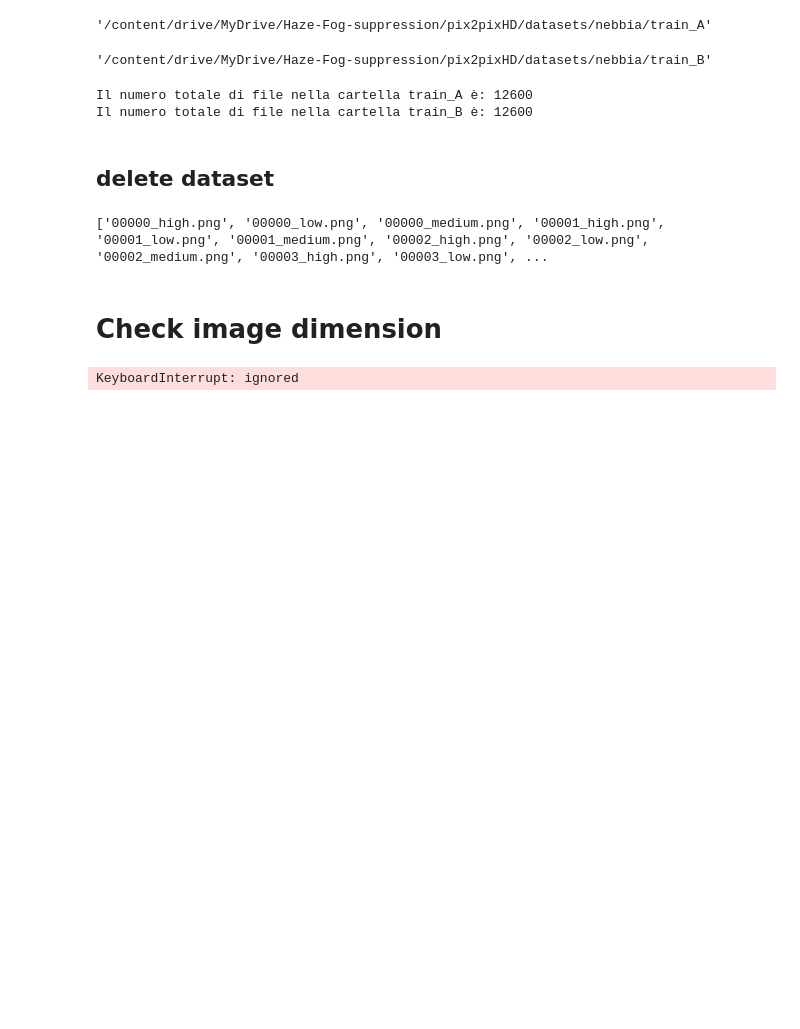
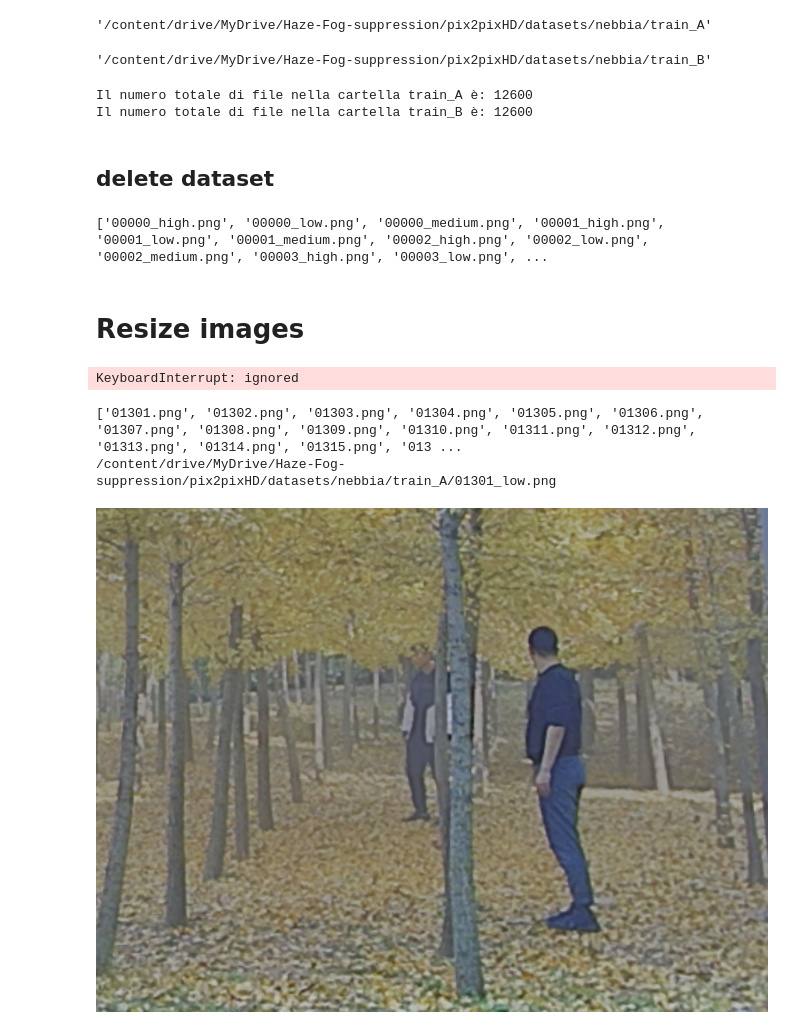
Before and after one commit to mgiorgi13/Haze-Fog-suppression, a Jupyter notebook: dataset_generation.ipynb, the cells around one changed output. Saved outputs shown, nothing was run; the diff lists cells and outputs as text; code cells hidden in the pictures; blank space fills up the shorter version.

Commit message:
resize immagini

```diff
--- a/dataset_generation.ipynb
+++ b/dataset_generation.ipynb
@@ -170,12 +170,14 @@ file_ordinati = sorted(os.listdir(percorso_destinazione_A))
 print(file_ordinati)
 # %% [output]
 ['00000_high.png', '00000_low.png', '00000_medium.png', '00001_high.png', '00001_low.png', '00001_medium.png', '00002_high.png', '00002_low.png', '00002_medium.png', '00003_high.png', '00003_low.png', ...
-# %% [markdown]
-# Check image dimension
+# %% [markdown]
+# Resize images
 # %%
+#Check dimension image ---> fatto in locale perche impiegava troppo tempo
+
 # Definisci il percorso della cartella di destinazione
-percorso_destinazione_A = '/content/drive/MyDrive/Haze-Fog-suppression/pix2pixHD/datasets/nebbia/train_A'
-percorso_destinazione_B = '/content/drive/MyDrive/Haze-Fog-suppression/pix2pixHD/datasets/nebbia/train_B'
+percorso_destinazione_A = '/content/drive/MyDrive/Haze-Fog-suppression/pix2pixHD/datasets/nebbia/train_A/'
+percorso_destinazione_B = '/content/drive/MyDrive/Haze-Fog-suppression/pix2pixHD/datasets/nebbia/train_B/'
 
 file_ordinati = sorted(os.listdir(percorso_destinazione_A))
 count=0
@@ -199,0 +200,63 @@ KeyboardInterrupt: ignored
+# %%
+#Resize images already processed
+
+# Definisci il percorso della cartella di destinazione
+percorso_destinazione_A = '/content/drive/MyDrive/Haze-Fog-suppression/pix2pixHD/datasets/nebbia/train_A/'
+percorso_destinazione_B = '/content/drive/MyDrive/Haze-Fog-suppression/pix2pixHD/datasets/nebbia/train_B/'
+new_width = 1024
+new_height = 768
+
+
+#lettura file da modificare
+file = open("lista_img.txt", "r")
+lines = file.readlines()
+lines = [line.rstrip() for line in lines]
+file.close()
+
+for nome_file in lines:
+  input_low = percorso_destinazione_A + nome_file[:-4] + "_" + 'low.png'
+  output_low = percorso_destinazione_B + nome_file[:-4] + "_" + 'low.png'
+  input_medium = percorso_destinazione_A + nome_file[:-4] + "_" + 'medium.png'
+  output_medium = percorso_destinazione_B + nome_file[:-4] + "_" + 'medium.png'
+  input_high = percorso_destinazione_A + nome_file[:-4] + "_" + 'high.png'
+  output_high = percorso_destinazione_B + nome_file[:-4] + "_" + 'high.png'
+
+  # Per l'immagine di input di bassa qualità
+  image_input_low = cv2.imread(input_low)
+  resized_image_input_low = cv2.resize(image_input_low, (new_width, new_height))
+  os.remove(input_low)
+  cv2.imwrite(input_low, resized_image_input_low)
+
+  # Per l'immagine di output di bassa qualità
+  image_output_low = cv2.imread(output_low)
+  resized_image_output_low = cv2.resize(image_output_low, (new_width, new_height))
+  os.remove(output_low)
+  cv2.imwrite(output_low, resized_image_output_low)
+
+  # Per l'immagine di input di media qualità
+  image_input_medium = cv2.imread(input_medium)
+  resized_image_input_medium = cv2.resize(image_input_medium, (new_width, new_height))
+  os.remove(input_medium)
+  cv2.imwrite(input_medium, resized_image_input_medium)
+
+  # Per l'immagine di output di media qualità
+  image_output_medium = cv2.imread(output_medium)
+  resized_image_output_medium = cv2.resize(image_output_medium, (new_width, new_height))
+  os.remove(output_medium)
+  cv2.imwrite(output_medium, resized_image_output_medium)
+
+  # Per l'immagine di input di alta qualità
+  image_input_high = cv2.imread(input_high)
+  resized_image_input_high = cv2.resize(image_input_high, (new_width, new_height))
+  os.remove(input_high)
+  cv2.imwrite(input_high, resized_image_input_high)
+
+  # Per l'immagine di output di alta qualità
+  image_output_high = cv2.imread(output_high)
+  resized_image_output_high = cv2.resize(image_output_high, (new_width, new_height))
+  os.remove(output_high)
+  cv2.imwrite(output_high, resized_image_output_high)
+# %% [output]
+['01301.png', '01302.png', '01303.png', '01304.png', '01305.png', '01306.png', '01307.png', '01308.png', '01309.png', '01310.png', '01311.png', '01312.png', '01313.png', '01314.png', '01315.png', '013 ...
+/content/drive/MyDrive/Haze-Fog-suppression/pix2pixHD/datasets/nebbia/train_A/01301_low.png
+[figure, added]
```
Also changed, not shown: parts of 2 cells of this notebook.
